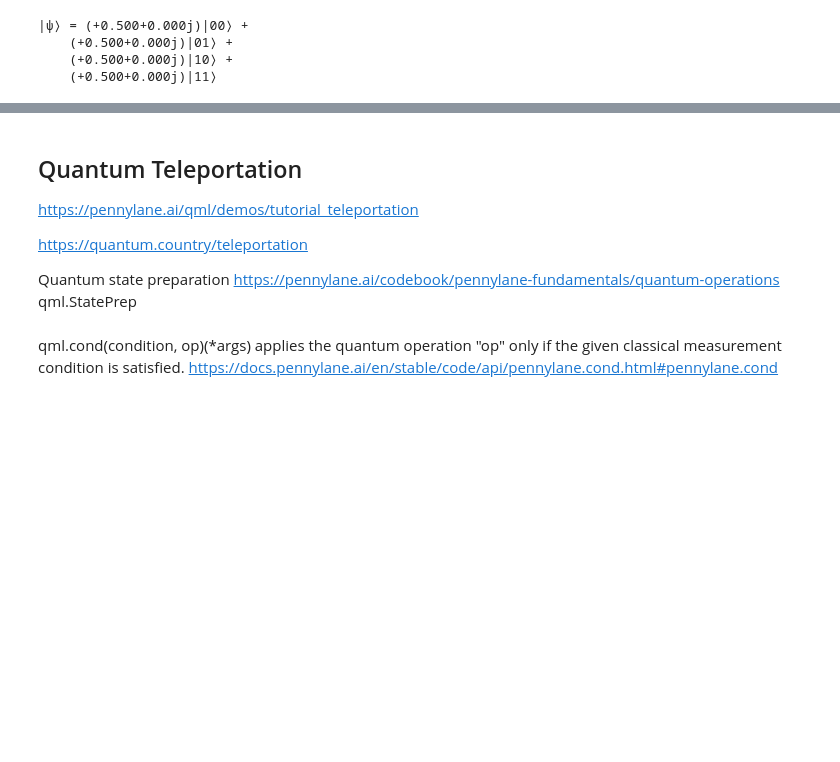
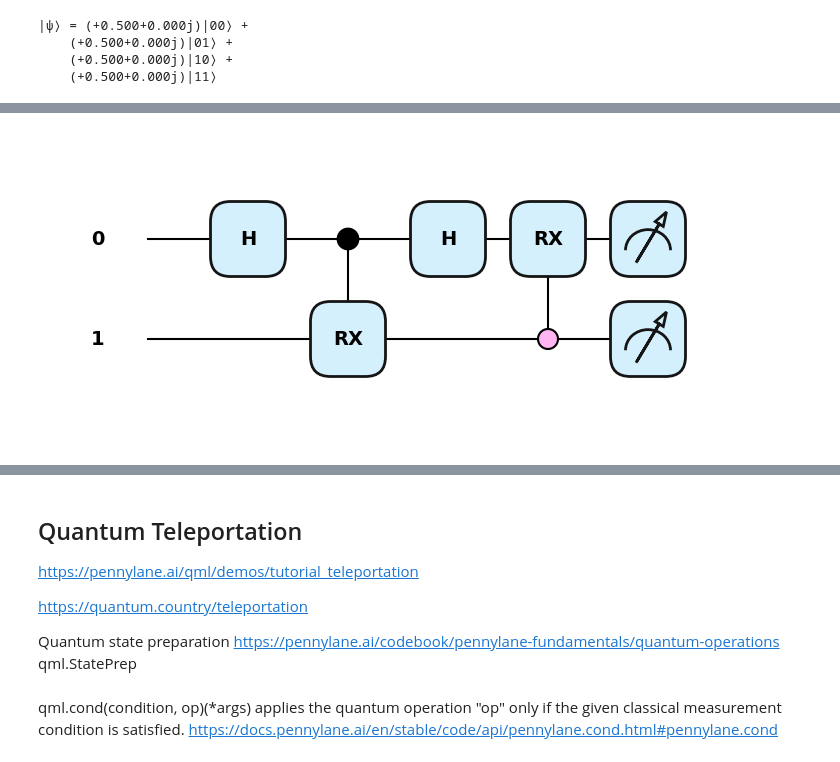
Before and after one commit to Omid-Hassasfar/NITheCS_QSouthAfrica_MiniSchool_Introduction_to_Quantum_Computing_with_PennyLane, a Jupyter notebook: NITheCS_QSouthAfrica_Mini_School_Introduction_to_Quantum_Computing_with_PennyLane.ipynb, the cells around one changed output, grey strips where cells are left out. Saved outputs shown, nothing was run; the diff lists cells and outputs as text; code cells hidden in the pictures; blank space fills up the shorter version.

```diff
--- a/NITheCS_QSouthAfrica_Mini_School_Introduction_to_Quantum_Computing_with_PennyLane.ipynb
+++ b/NITheCS_QSouthAfrica_Mini_School_Introduction_to_Quantum_Computing_with_PennyLane.ipynb
@@ -764,0 +879,13 @@ print_state_ket(simple_circuit())
+# %%
+# qml.ctrl : If the gate  exists as a PennyLane operator, we can use the qml.ctrl function
+
+dev = qml.device("default.qubit", wires = 2)
+
+@qml.qnode(dev)
+def controlled_gate_circuit(angle):
+   qml.Hadamard(0)
+   qml.ctrl(qml.RX, control = (0), control_values=(1))(angle, wires=[1])
+   qml.Hadamard(0)
+   qml.ctrl(qml.RX, control = (1), control_values=(0))(angle, wires=[0])
+   # Controlled RX
+   return qml.state()
@@ -764,0 +897,4 @@ print_state_ket(simple_circuit())
+# %%
+draw_mpl(controlled_gate_circuit , style="pennylane" )(0.3);
+# %% [output]
+[figure, added]
```
Also changed, not shown: parts of 64 cells of this notebook.
